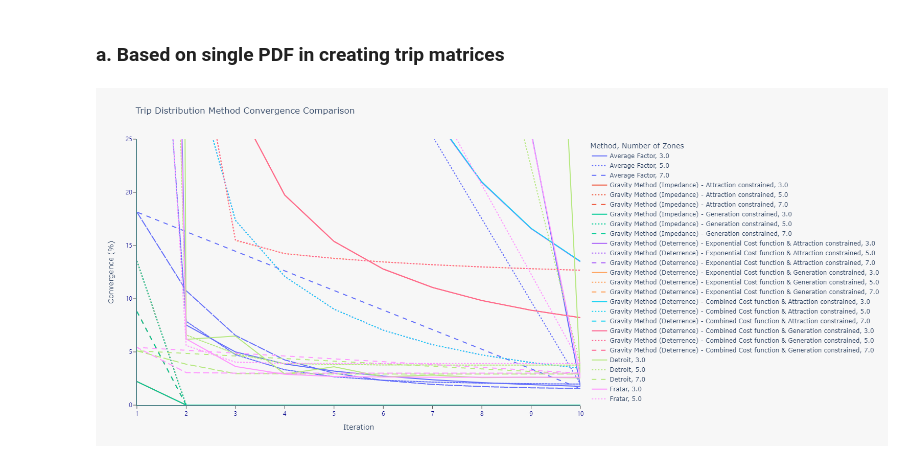
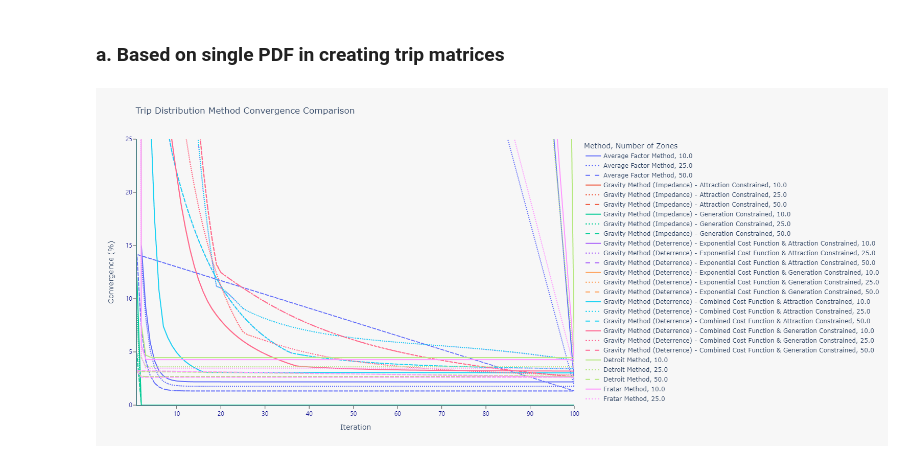
Before and after one commit to glennluigigarcia/Trip_Distribution, a Jupyter notebook: trip_dist.ipynb, the cells around one changed output. Saved outputs shown, nothing was run; the diff lists cells and outputs as text; code cells hidden in the pictures.

Commit message:
Finalized Convergence testing plotting function

```diff
--- a/trip_dist.ipynb
+++ b/trip_dist.ipynb
@@ -1076,9 +1086,9 @@ def conv_test(dist_func_arr, n_zones, test_pre_mean, test_pre_var, n_iter,  **kw
 
     fig.show(renderer='png', height=700, width=1550)
 # %%
-conv_test(dist_func_arr=['AFM', 'GMImp', 'GMDet', 'DM', 'FM'], n_zones=[3,5,7], test_pre_mean=480, test_pre_var=60,
-          factor_fut_mean=0.6, factor_fut_var=0.15, n_iter=10,
+conv_test(dist_func_arr=['AFM', 'GMImp', 'GMDet', 'DM', 'FM'], n_zones=[10, 25, 50], test_pre_mean=480, test_pre_var=60,
+          factor_fut_mean=0.6, factor_fut_var=0.15, n_iter=100,
           gm_imp_mean=5000, gm_imp_var=150, gm_type=['ATT', 'GEN'],
           gm_det_func=['Exponential', 'Combined'], gm_det_beta=0.1, gm_det_exp=1.25, gm_det_mean=5000, gm_det_var=150)
 # %% [output]
-[figure, old version]
+[figure, new version]
```
Also changed, not shown: parts of 12 cells of this notebook.
